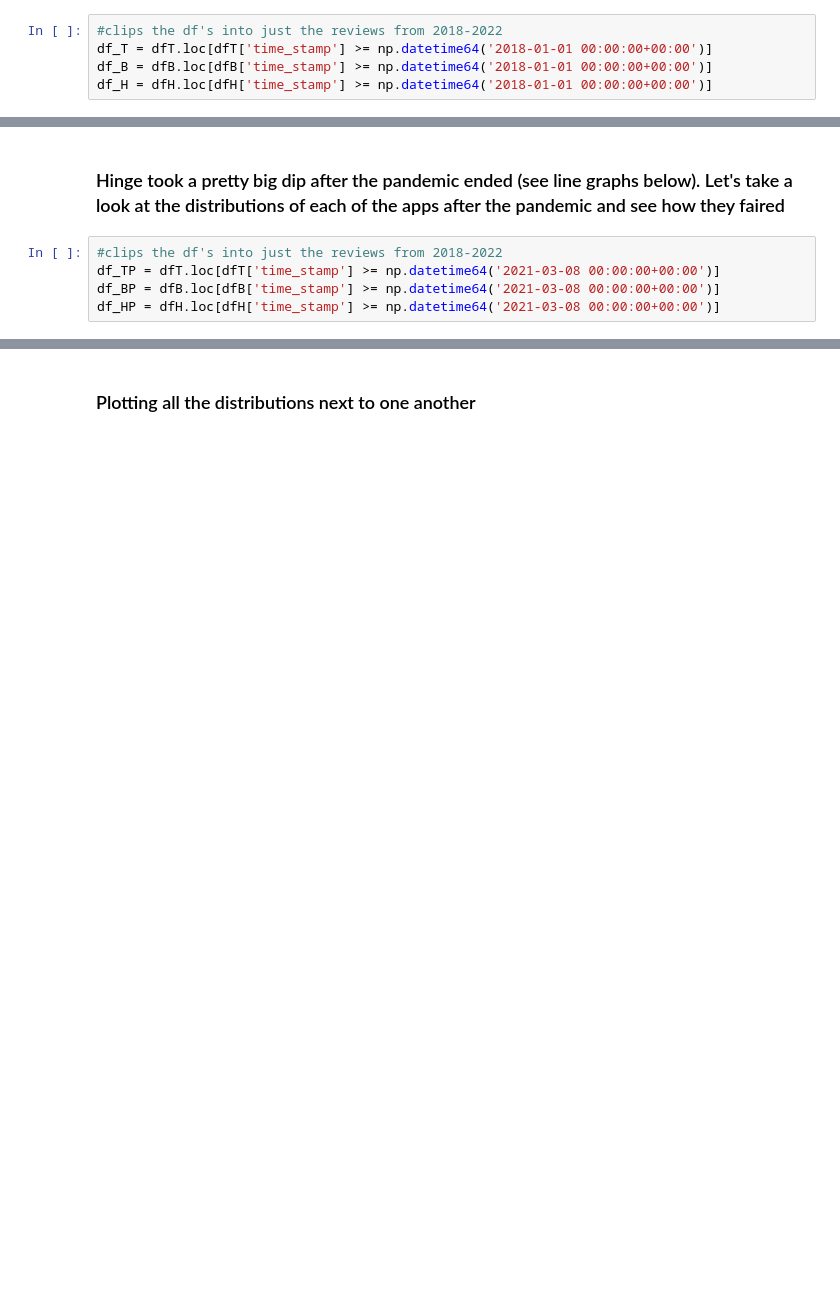
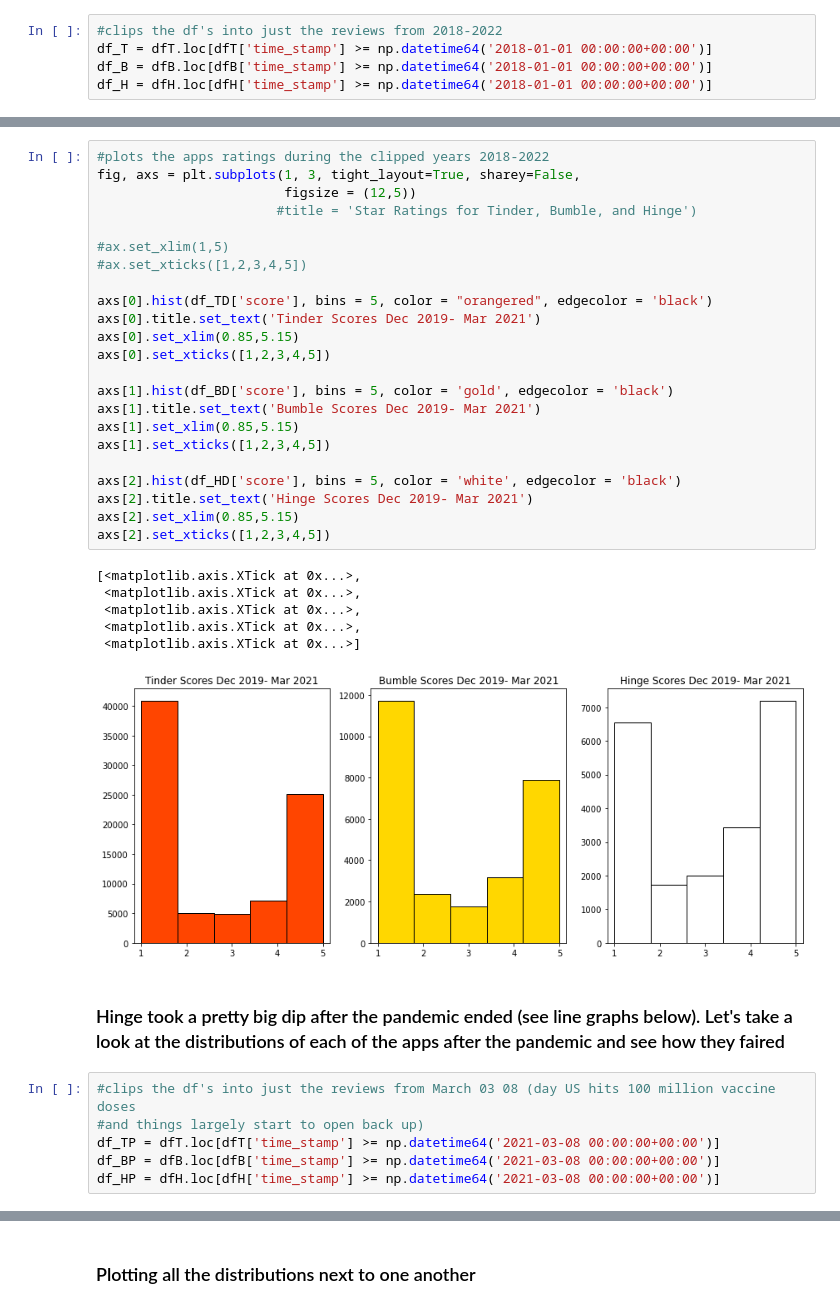
Before and after one commit to johnrh3/ACE_592_Dating_Sim, a Jupyter notebook: Trends/Trend_Analysis.ipynb, the cells around one changed output, grey strips where cells are left out. Drawn from its saved outputs; the diff is of its cells as text; blank space fills up the shorter version.

```diff
--- a/Trends/Trend_Analysis.ipynb
+++ b/Trends/Trend_Analysis.ipynb
@@ -113,7 +165,38 @@ axs[2].set_xticks([1,2,3,4,5])
+# %%
+#plots the apps ratings during the clipped years 2018-2022
+fig, axs = plt.subplots(1, 3, tight_layout=True, sharey=False,
+                        figsize = (12,5))
+                       #title = 'Star Ratings for Tinder, Bumble, and Hinge')
+
+#ax.set_xlim(1,5)
+#ax.set_xticks([1,2,3,4,5])
+
+axs[0].hist(df_TD['score'], bins = 5, color = "orangered", edgecolor = 'black')
+axs[0].title.set_text('Tinder Scores Dec 2019- Mar 2021')
+axs[0].set_xlim(0.85,5.15)
+axs[0].set_xticks([1,2,3,4,5])
+
+axs[1].hist(df_BD['score'], bins = 5, color = 'gold', edgecolor = 'black')
+axs[1].title.set_text('Bumble Scores Dec 2019- Mar 2021')
+axs[1].set_xlim(0.85,5.15)
+axs[1].set_xticks([1,2,3,4,5])
+
+axs[2].hist(df_HD['score'], bins = 5, color = 'white', edgecolor = 'black')
+axs[2].title.set_text('Hinge Scores Dec 2019- Mar 2021')
+axs[2].set_xlim(0.85,5.15)
+axs[2].set_xticks([1,2,3,4,5])
+# %% [output]
+[<matplotlib.axis.XTick at 0x...>,
+ <matplotlib.axis.XTick at 0x...>,
+ <matplotlib.axis.XTick at 0x...>,
+ <matplotlib.axis.XTick at 0x...>,
+ <matplotlib.axis.XTick at 0x...>]
+[figure, added]
 # %% [markdown]
 ### Hinge took a pretty big dip after the pandemic ended (see line graphs below). Let's take a look at the distributions of each of the apps after the pandemic and see how they faired
 # %%
-#clips the df's into just the reviews from 2018-2022
+#clips the df's into just the reviews from March 03 08 (day US hits 100 million vaccine doses
+#and things largely start to open back up)
 df_TP = dfT.loc[dfT['time_stamp'] >= np.datetime64('2021-03-08 00:00:00+00:00')]
 df_BP = dfB.loc[dfB['time_stamp'] >= np.datetime64('2021-03-08 00:00:00+00:00')]
 df_HP = dfH.loc[dfH['time_stamp'] >= np.datetime64('2021-03-08 00:00:00+00:00')]
```
Also changed, not shown: parts of 18 cells of this notebook.
